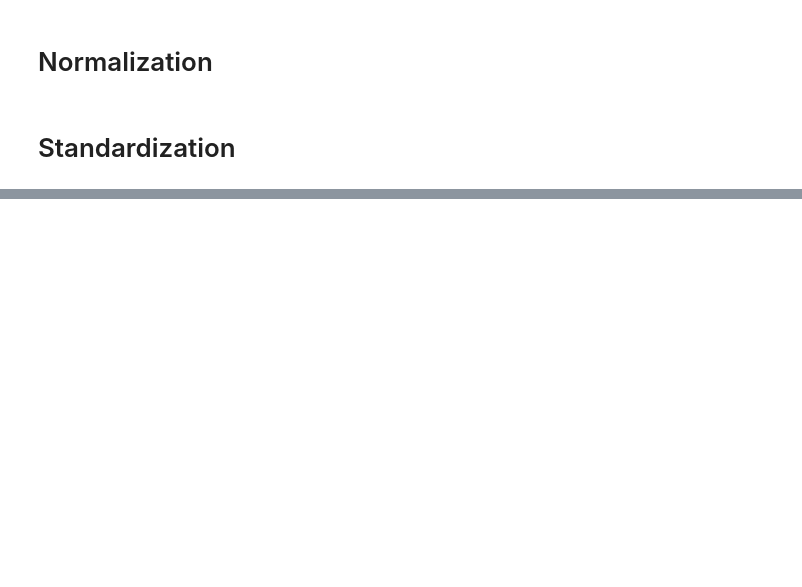
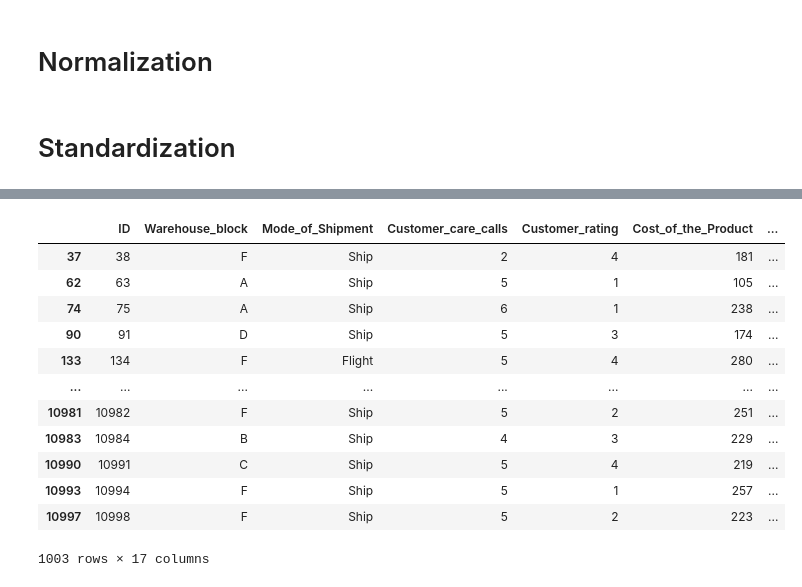
Before and after one commit to Atabeydem/477_Project, a Jupyter notebook: CE 477.ipynb, the cells around one changed output, grey strips where cells are left out. Saved outputs shown, nothing was run; the diff lists cells and outputs as text; code cells hidden in the pictures; blank space fills up the shorter version.

```diff
--- a/CE 477.ipynb
+++ b/CE 477.ipynb
@@ -196,0 +222,16 @@ data[['Cost_of_the_Product', 'Cost_of_the_Product_normalized', 'Cost_of_the_Prod
+# %%
+outlierDetector('Prior_purchases')
+# %% [output]
+|  | ID | Warehouse_block | Mode_of_Shipment | Customer_care_calls | Customer_rating | Cost_of_the_Product | ... |
+| 37 | 38 | F | Ship | 2 | 4 | 181 | ... |
+| 62 | 63 | A | Ship | 5 | 1 | 105 | ... |
+| 74 | 75 | A | Ship | 6 | 1 | 238 | ... |
+| 90 | 91 | D | Ship | 5 | 3 | 174 | ... |
+| 133 | 134 | F | Flight | 5 | 4 | 280 | ... |
+| ... | ... | ... | ... | ... | ... | ... | ... |
+| 10981 | 10982 | F | Ship | 5 | 2 | 251 | ... |
+| 10983 | 10984 | B | Ship | 4 | 3 | 229 | ... |
+| 10990 | 10991 | C | Ship | 5 | 4 | 219 | ... |
+| 10993 | 10994 | F | Ship | 5 | 1 | 257 | ... |
+| 10997 | 10998 | F | Ship | 5 | 2 | 223 | ... |
+1003 rows × 17 columns
```
Also changed, not shown: parts of 6 cells of this notebook.
